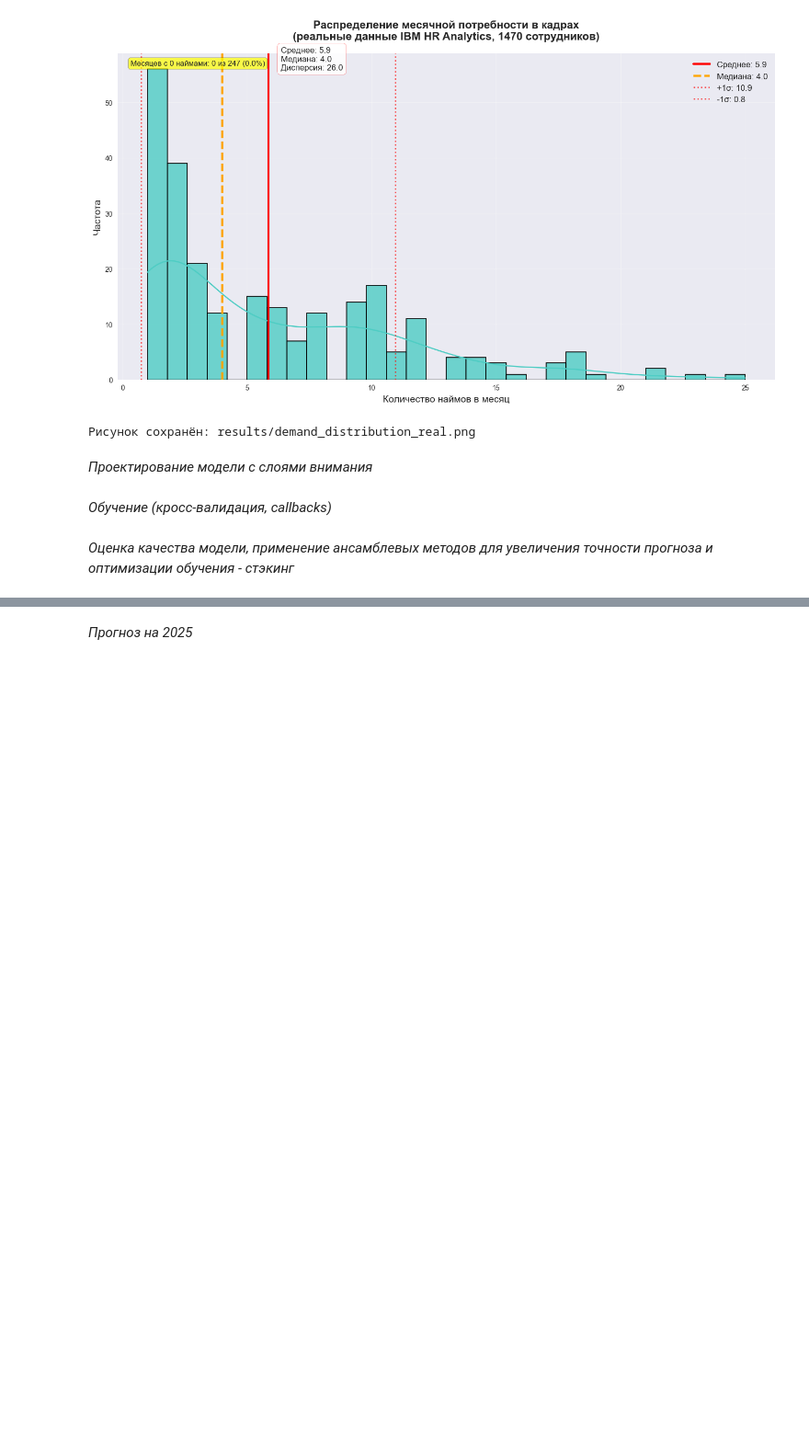
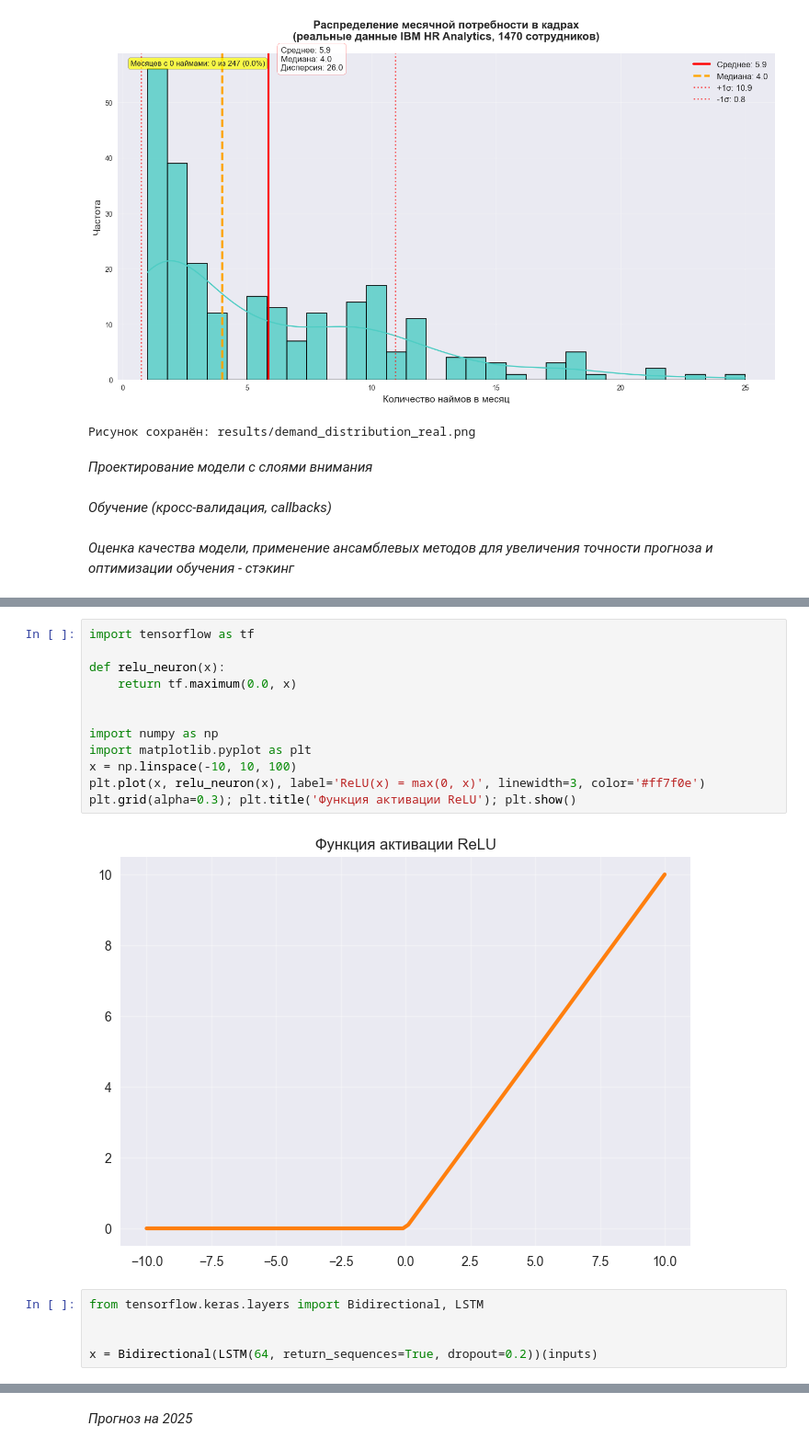
Before and after one commit to Slavik993/Explytacionnaya_Practica_Machine_Learning_5semestr, a Jupyter notebook: Shebanov_V15.ipynb, the cells around one changed output, grey strips where cells are left out. Shown at 92% size. Cells and saved outputs as stored; diff of their text form; blank space fills up the shorter version.

```diff
--- a/Shebanov_V15.ipynb
+++ b/Shebanov_V15.ipynb
@@ -1106,0 +1117,19 @@ plt.show()
+# %%
+import tensorflow as tf
+
+def relu_neuron(x):
+    return tf.maximum(0.0, x)
+
+
+import numpy as np
+import matplotlib.pyplot as plt
+x = np.linspace(-10, 10, 100)
+plt.plot(x, relu_neuron(x), label='ReLU(x) = max(0, x)', linewidth=3, color='#ff7f0e')
+plt.grid(alpha=0.3); plt.title('Функция активации ReLU'); plt.show()
+# %% [output]
+[figure, added]
+# %%
+from tensorflow.keras.layers import Bidirectional, LSTM
+
+
+x = Bidirectional(LSTM(64, return_sequences=True, dropout=0.2))(inputs)
```
Also changed, not shown: parts of 37 cells of this notebook, 33 other files.
